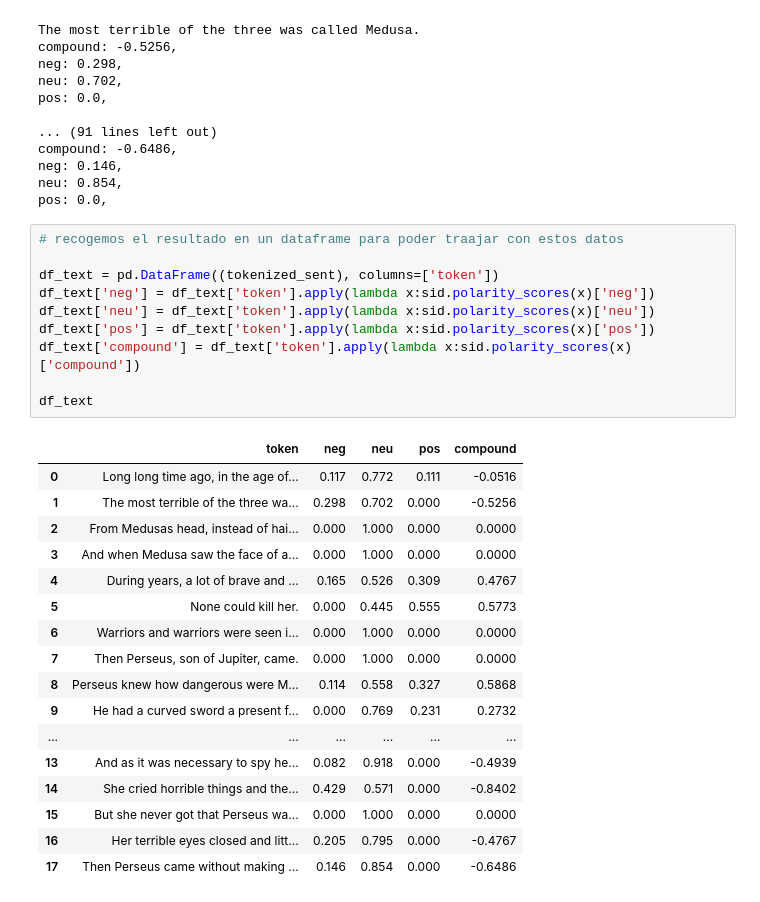
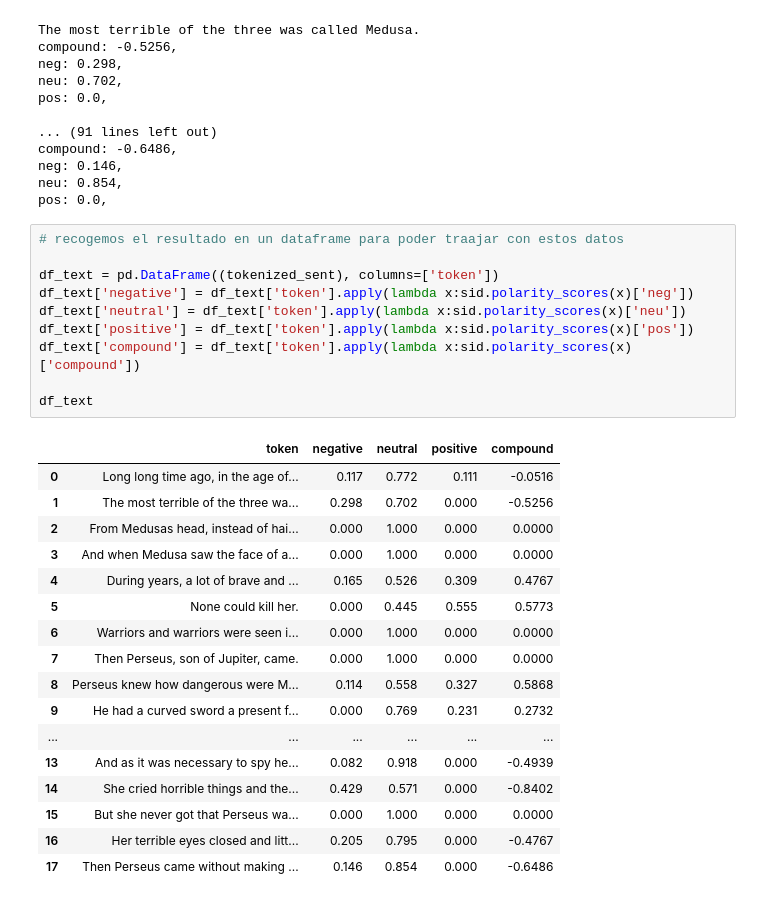
Before and after one commit to Likimeya/Analisis_sentimientos_y_textos, a Jupyter notebook: Tasca M9 T01.ipynb, the cells around one changed output. Cells and saved outputs as stored; diff of their text form.

```diff
--- a/Tasca M9 T01.ipynb
+++ b/Tasca M9 T01.ipynb
@@ -194,15 +194,15 @@ pos: 0.0,
 # %%
 # recogemos el resultado en un dataframe para poder traajar con estos datos
 
 df_text = pd.DataFrame((tokenized_sent), columns=['token'])
-df_text['neg'] = df_text['token'].apply(lambda x:sid.polarity_scores(x)['neg'])
-df_text['neu'] = df_text['token'].apply(lambda x:sid.polarity_scores(x)['neu'])
-df_text['pos'] = df_text['token'].apply(lambda x:sid.polarity_scores(x)['pos'])
+df_text['negative'] = df_text['token'].apply(lambda x:sid.polarity_scores(x)['neg'])
+df_text['neutral'] = df_text['token'].apply(lambda x:sid.polarity_scores(x)['neu'])
+df_text['positive'] = df_text['token'].apply(lambda x:sid.polarity_scores(x)['pos'])
 df_text['compound'] = df_text['token'].apply(lambda x:sid.polarity_scores(x)['compound'])
 
 df_text
 # %% [output]
-|  | token | neg | neu | pos | compound |
+|  | token | negative | neutral | positive | compound |
 | 0 | Long long time ago, in the age of... | 0.117 | 0.772 | 0.111 | -0.0516 |
 | 1 | The most terrible of the three wa... | 0.298 | 0.702 | 0.000 | -0.5256 |
 | 2 | From Medusas head, instead of hai... | 0.000 | 1.000 | 0.000 | 0.0000 |
```
